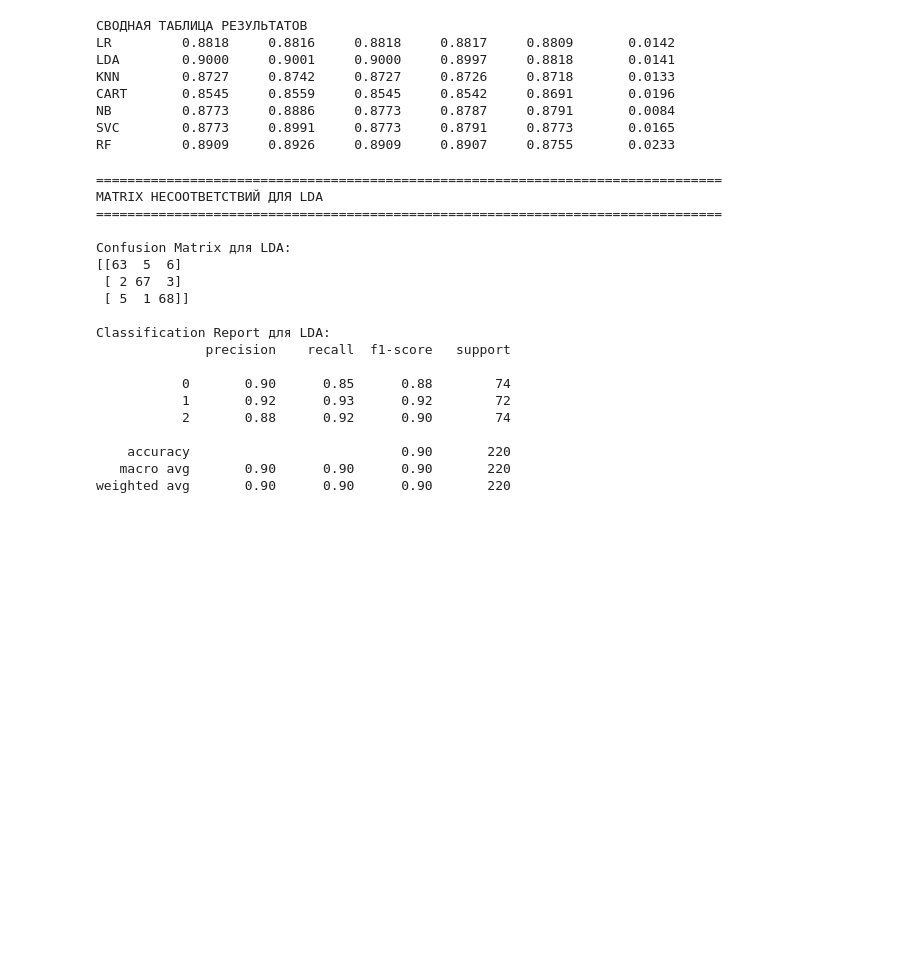
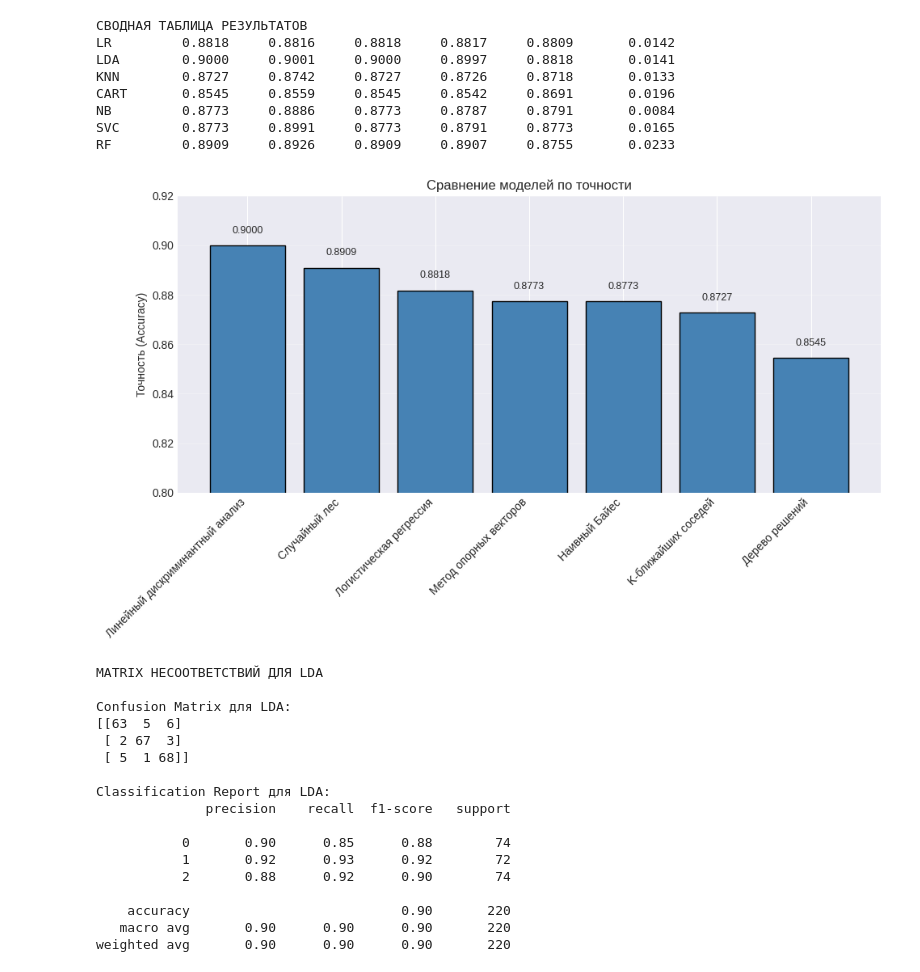
Before and after one commit to uldopp/TMON, a Jupyter notebook: PROJECT/PROJECT.ipynb, the cells around one changed output. Drawn from its saved outputs; the diff is of its cells as text; code cells hidden in the pictures; blank space fills up the shorter version.

```diff
--- a/PROJECT/PROJECT.ipynb
+++ b/PROJECT/PROJECT.ipynb
@@ -446,32 +424,43 @@ CART       0.8545     0.8559     0.8545     0.8542     0.8691       0.0196
 NB         0.8773     0.8886     0.8773     0.8787     0.8791       0.0084
 SVC        0.8773     0.8991     0.8773     0.8791     0.8773       0.0165
 RF         0.8909     0.8926     0.8909     0.8907     0.8755       0.0233
+# %%
+results_df = pd.DataFrame(results)
+
+# Сортируем по точности
+results_df = results_df.sort_values('Точность', ascending=False)
+
+# Простой график
+plt.figure(figsize=(10, 6))
+plt.bar(results_df['Модель'], results_df['Точность'], color='steelblue', edgecolor='black')
+
+# Добавляем значения на столбцы
+for i, v in enumerate(results_df['Точность']):
+    plt.text(i, v + 0.005, f'{v:.4f}', ha='center', fontsize=9)
+
+# Настройки
+plt.ylabel('Точность (Accuracy)')
+plt.title('Сравнение моделей по точности')
+plt.ylim(0.8, 0.92)
+plt.xticks(rotation=45, ha='right')
+plt.grid(axis='y', alpha=0.3)
+
+plt.tight_layout()
+plt.show()
+# %% [output]
+[figure, added]
 # %%
-# Дополнительно: вывод confusion matrix для лучшей модели
-print("\n" + "="*80)
 print("MATRIX НЕСООТВЕТСТВИЙ ДЛЯ LDA")
-print("="*80)
-
-# Находим и обучаем лучшую модель
-best_model_name = best_model['Модель']
-best_model_instance = None
-for name, model in models:
-    if name == best_model_name:
-        best_model_instance = model
-        break
-
-if best_model_instance:
-    best_model_instance.fit(X_train, y_train)
-    y_pred_best = best_model_instance.predict(X_test)
-    cm = confusion_matrix(y_test, y_pred_best)
-    print(f"\nConfusion Matrix для {best_model_name}:")
-    print(cm)
-    print(f"\nClassification Report для {best_model_name}:")
-    print(classification_report(y_test, y_pred_best, zero_division=0))
+model = LinearDiscriminantAnalysis()
+model.fit(X_train, y_train)
+y_pred_best = model.predict(X_test)
+cm = confusion_matrix(y_test, y_pred_best)
+print(f"\nConfusion Matrix для LDA:")
+print(cm)
+print(f"\nClassification Report для LDA:")
+print(classification_report(y_test, y_pred_best, zero_division=0))
 # %% [output]
-================================================================================
 MATRIX НЕСООТВЕТСТВИЙ ДЛЯ LDA
-================================================================================
 
 Confusion Matrix для LDA:
 [[63  5  6]
```
Also changed, not shown: parts of 2 cells of this notebook.
